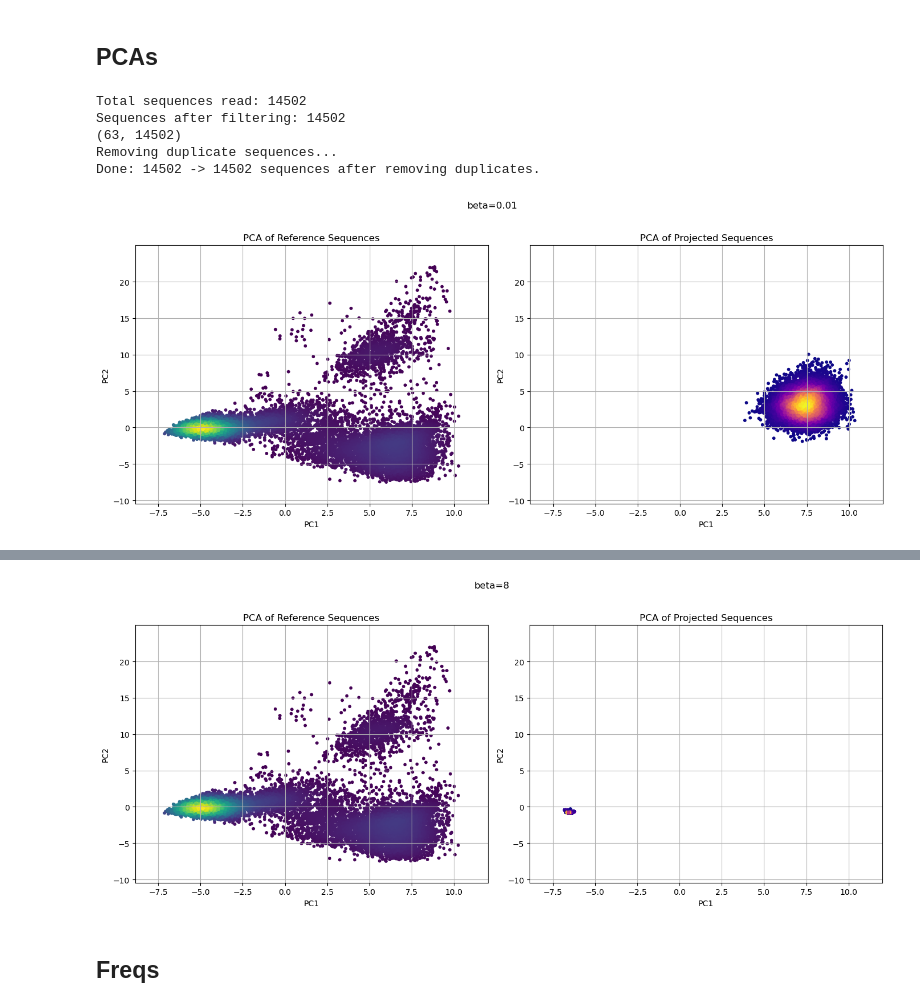
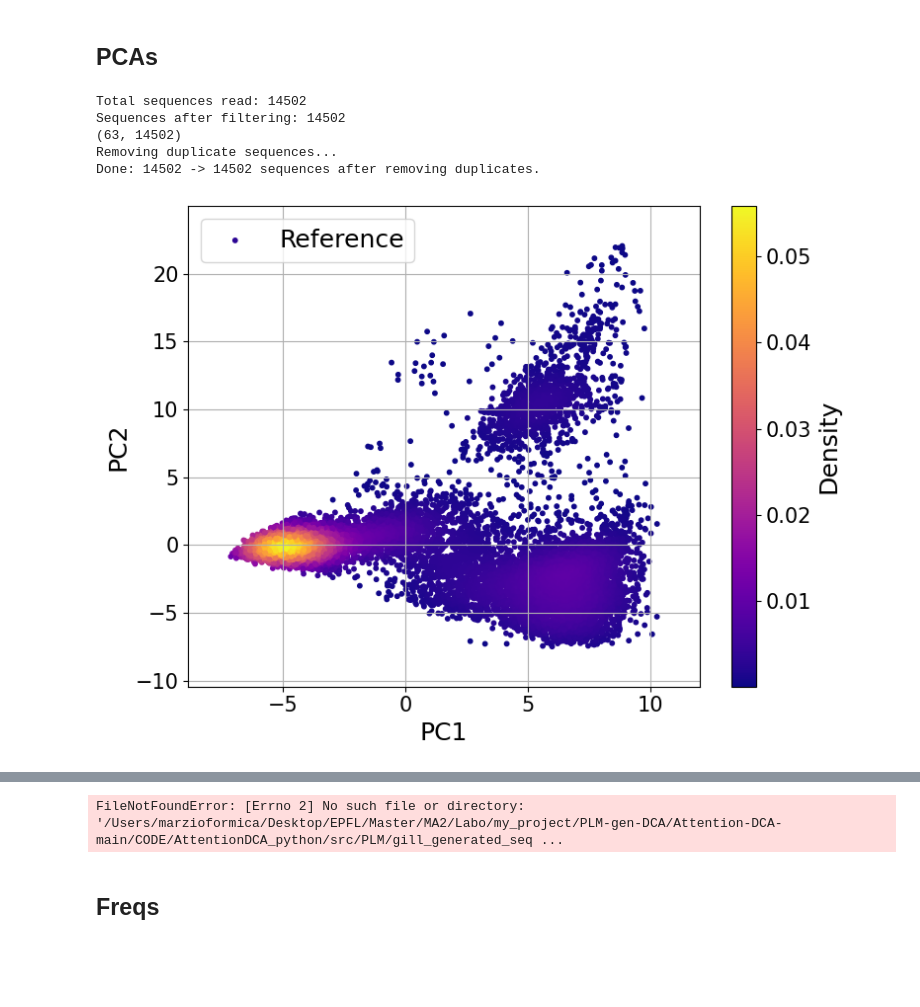
Before and after one commit to marziof/PLM-gen-DCA, a Jupyter notebook: Attention-DCA-main/CODE/AttentionDCA_python/src/PLM/temperatures.ipynb, the cells around one changed output, grey strips where cells are left out. Saved outputs shown, nothing was run; the diff lists cells and outputs as text; code cells hidden in the pictures; blank space fills up the shorter version.

```diff
--- a/Attention-DCA-main/CODE/AttentionDCA_python/src/PLM/temperatures.ipynb
+++ b/Attention-DCA-main/CODE/AttentionDCA_python/src/PLM/temperatures.ipynb
@@ -166,13 +193,16 @@ beta  8 saved
 #----------- Load sequences with different betas -------------
 cwd = '/Users/marzioformica/Desktop/EPFL/Master/MA2/Labo/my_project/PLM-gen-DCA/Attention-DCA-main'
 #cwd='C:\Users\youss\OneDrive\Bureau\master epfl\MA2\TP4 De los Rios\git_test\PLM-gen-DCA\Attention-DCA-main'
-
+save_dir = "mc_generated_sequences"
 betas = [0.01, 0.1, 0.5, 1, 2, 4, 8]
 correlations_means = []
 correlations_array = []  # Will become a 2D array: len(betas) x len(correlation steps)
 
 for b in betas:
-    filename = f'gen_seqs_w_init_seq_Ns30000_r0.1_b{b}'
+    #filename = f'gen_seqs_w_init_seq_Ns30000_r0.1_b{b}'
+    #filename = f"gen_seqs_randinit_Ns{N_seqs}_b{b}"
+    filename = f'mc_gen_seqs_w_init_seq_Ns100000_r0.1_b{b}'
+
     output_file = cwd + f'/CODE/AttentionDCA_python/src/PLM/{save_dir}/{filename}.npy'
     gen_sequences = np.load(output_file)
 
@@ -295,41 +325,46 @@ from utils import read_fasta_alignment, remove_duplicate_sequences
 from plm_hamming_dist import vectorized_hamming_distance
 from plm_PCA_func import plot_pca_of_sequences, plot_projected_pca, plot_projected_pca_colormap
 
-save_dir = "mc_generated_sequences" # change appropriately
-
+save_dir = "gill_generated_sequences" # change appropriately
+N_seqs=30000
 cwd = os.getcwd()
 save_path = cwd + '/results/Temperatures'
 if not os.path.exists(save_path):
     os.makedirs(save_path)
 
 betas = [0.01, 0.1, 0.5, 1, 2, 4, 8]
 
 #file_test_data=r"C:\Users\youss\OneDrive\Bureau\master epfl\MA2\TP4 De los Rios\git_test\PLM-gen-DCA\Attention-DCA-main\CODE\DataAttentionDCA\jdoms\jdoms_bacteria_train2.fasta"
 file_test_data = "/Users/marzioformica/Desktop/EPFL/Master/MA2/Labo/my_project/PLM-gen-DCA/Attention-DCA-main/CODE/DataAttentionDCA/jdoms/jdoms_bacteria_train2.fasta"
 seq_data_test = read_fasta_alignment(file_test_data,0.8)
 mean_ham_dist = []
 print(seq_data_test.shape)
 seq_data_test_filtered,_ = remove_duplicate_sequences(seq_data_test)
 seq_data_test_filtered = seq_data_test_filtered.T
 
 cwd = '/Users/marzioformica/Desktop/EPFL/Master/MA2/Labo/my_project/PLM-gen-DCA/Attention-DCA-main'
 for beta in betas:
-    filename = f'mc_gen_seqs_w_init_seq_Ns100000_r0.1_b{beta}'
+    #filename = f'gen_seqs_randinit_Ns{N_seqs}_b{beta}'
+    #filename = f'mc_gen_seqs_w_init_seq_Ns100000_r0.1_b{beta}'
+    filename = f'gill_generated_sequences_20000_beta_{beta}'
     output_file = cwd + f'/CODE/AttentionDCA_python/src/PLM/{save_dir}/{filename}.npy'
     gen_sequences = np.load(output_file)
-    filtered_gen_sequences = gen_sequences[10000:]
+    #filtered_gen_sequences = gen_sequences[10000:]
     # take 14052 sequences uniformely spaced
-    filtered_gen_sequences = filtered_gen_sequences[::int(len(filtered_gen_sequences)/14052)]
-    mean_ham_dist.append(np.mean(vectorized_hamming_distance(gen_sequences[10000:],seq_data_test_filtered)))
-    save_name = save_path + f'/PCA_mc_{filename}.pdf'
+    #filtered_gen_sequences = filtered_gen_sequences[::int(len(filtered_gen_sequences)/14052)]
+    #mean_ham_dist.append(np.mean(vectorized_hamming_distance(gen_sequences[10000:],seq_data_test_filtered)))
+    save_name = save_path + f'/PCA_{filename}.png'
     #fig_file=cwd + f'\CODE\AttentionDCA_python\src\PLM\PCA_fig\PCA_beta_{beta}'
     #plot_pca_of_sequences(gen_sequences,title=f"beta={beta}",comparison_data=seq_data_test_filtered)
     # def plot_projected_pca(sequences_reference, sequences_to_project, title="PCA: Reference vs Projected Sequences", max_pot=21, save_path=None, restrict_axes=True):
-    plot_projected_pca_colormap(seq_data_test_filtered,filtered_gen_sequences,title=f"beta={beta}", max_pot=21, save_path=save_name)
+    plot_projected_pca_colormap(seq_data_test_filtered,gen_sequences,
+                                max_pot=21, save_path=save_name, restrict_axes=True,
+                                cmap_ref='plasma', cmap_proj='plasma',
+                                label_ref="Reference", label_proj="Generated", beta=beta, plot_separately=True)
 # %% [output]
 Total sequences read: 14502
 Sequences after filtering: 14502
 (63, 14502)
 Removing duplicate sequences...
 Done: 14502 -> 14502 sequences after removing duplicates.
-[figure, old version]
+[figure, new version]
@@ -341,4 +376,4 @@ Done: 14502 -> 14502 sequences after removing duplicates.
-[figure, removed]
+FileNotFoundError: [Errno 2] No such file or directory: '/Users/marzioformica/Desktop/EPFL/Master/MA2/Labo/my_project/PLM-gen-DCA/Attention-DCA-main/CODE/AttentionDCA_python/src/PLM/gill_generated_seq ...
 # %% [markdown]
 ## Freqs
 # %%
```
Also changed, not shown: parts of 6 cells of this notebook, 2 other files.
